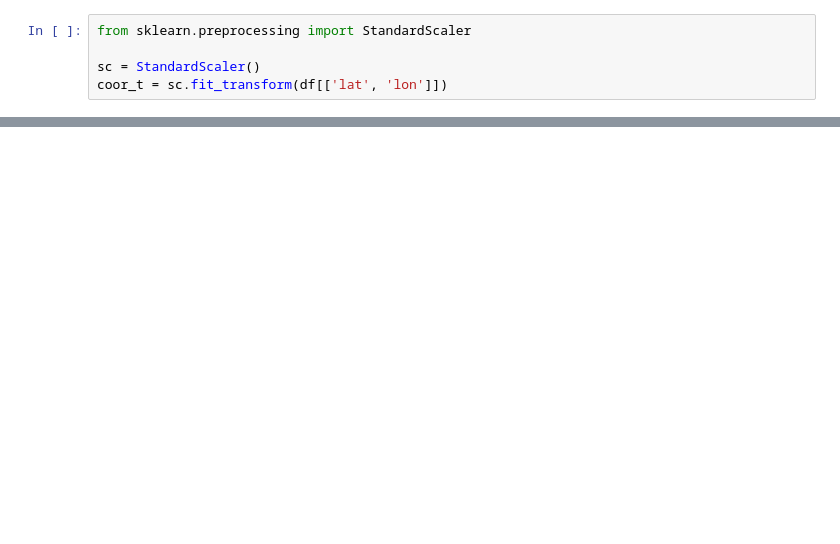
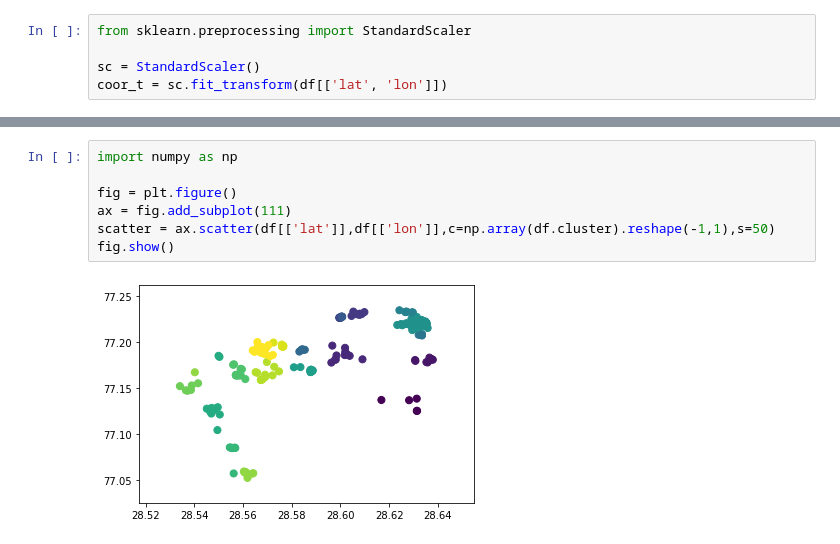
Before and after one commit to sourishsarmah/Commercial_Centers_using_POI_data, a Jupyter notebook: Data_Collection.ipynb, the cells around one changed output, grey strips where cells are left out. Drawn from its saved outputs; the diff is of its cells as text; blank space fills up the shorter version.

```diff
--- a/Data_Collection.ipynb
+++ b/Data_Collection.ipynb
@@ -241 +257,10 @@ df
+# %%
+import numpy as np
+
+fig = plt.figure()
+ax = fig.add_subplot(111)
+scatter = ax.scatter(df[['lat']],df[['lon']],c=np.array(df.cluster).reshape(-1,1),s=50)
+fig.show()
+# %% [output]
+[figure, added]
 # %%
```
Also changed, not shown: parts of 10 cells of this notebook.
